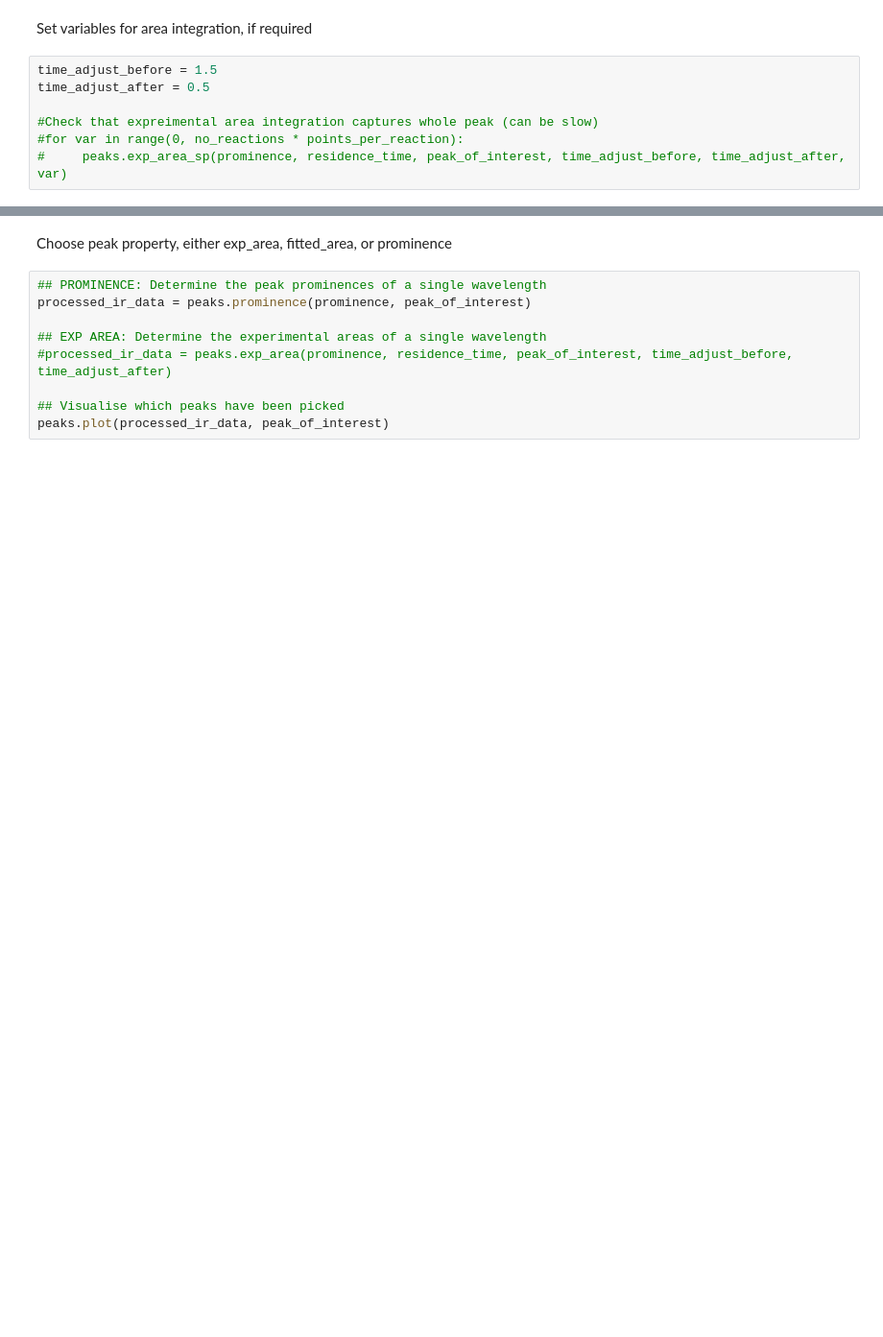
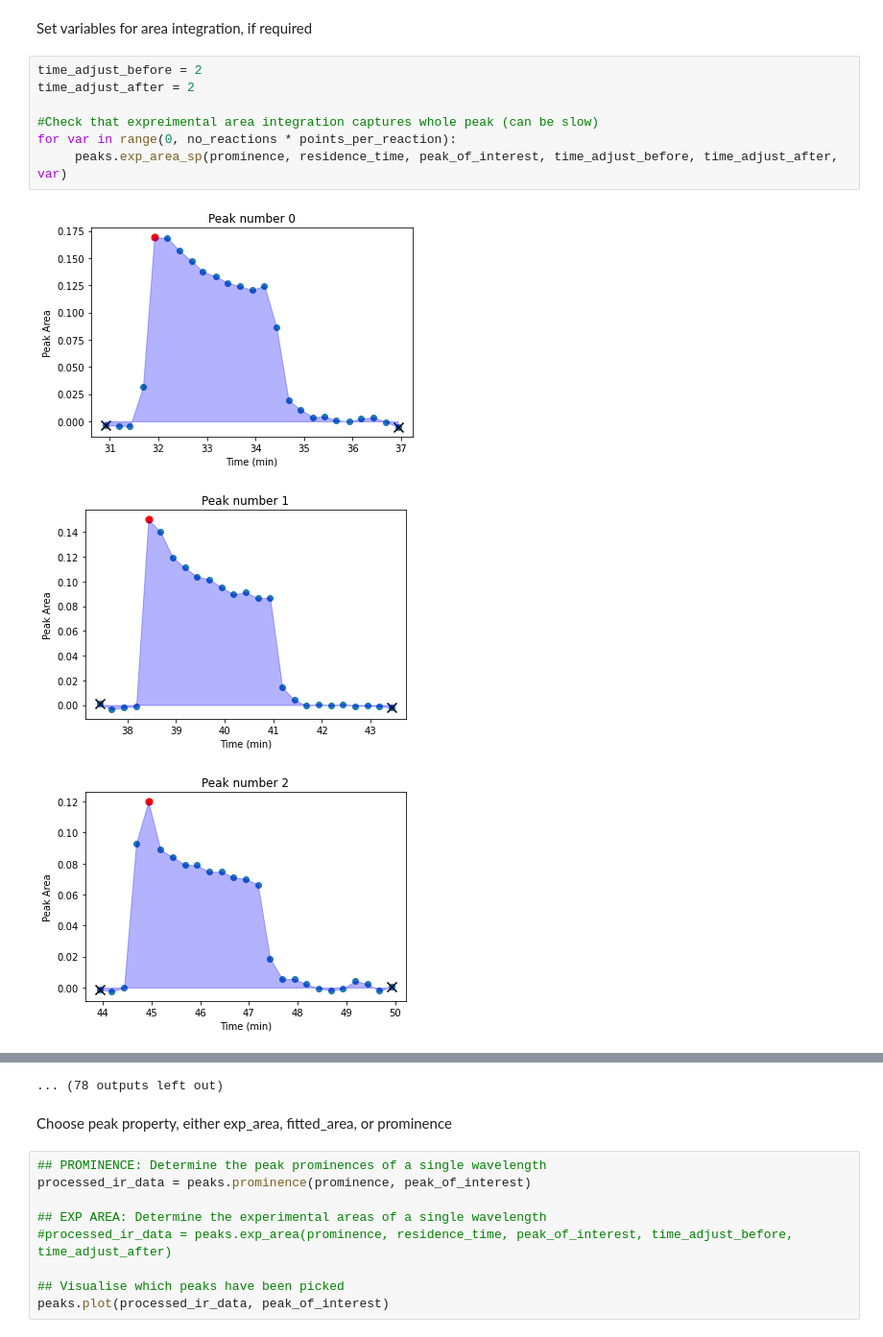
Before and after one commit to pdingwall/htke, a Jupyter notebook: htke_analysis_template_v1.9.3.ipynb, the cells around one changed output, grey strips where cells are left out. Shown at 96% size. Cells and saved outputs as stored; diff of their text form; blank space fills up the shorter version.

```diff
--- a/htke_analysis_template_v1.9.3.ipynb
+++ b/htke_analysis_template_v1.9.3.ipynb
@@ -80,9 +79,13 @@ Residence time = 9.19
 # %% [markdown]
 Set variables for area integration, if required
 # %%
-time_adjust_before = 1.5
-time_adjust_after = 0.5
+time_adjust_before = 2
+time_adjust_after = 2
 
 #Check that expreimental area integration captures whole peak (can be slow)
-#for var in range(0, no_reactions * points_per_reaction):
-#     peaks.exp_area_sp(prominence, residence_time, peak_of_interest, time_adjust_before, time_adjust_after, var)
+for var in range(0, no_reactions * points_per_reaction):
+     peaks.exp_area_sp(prominence, residence_time, peak_of_interest, time_adjust_before, time_adjust_after, var)
+# %% [output]
+[figure, added]
+[figure, added]
+[figure, added]
@@ -89,3 +101,4 @@ time_adjust_after = 0.5
+... (78 outputs left out)
 # %% [markdown]
 Choose peak property, either exp_area, fitted_area, or prominence
 # %%
```
Also changed, not shown: parts of 15 cells of this notebook.
